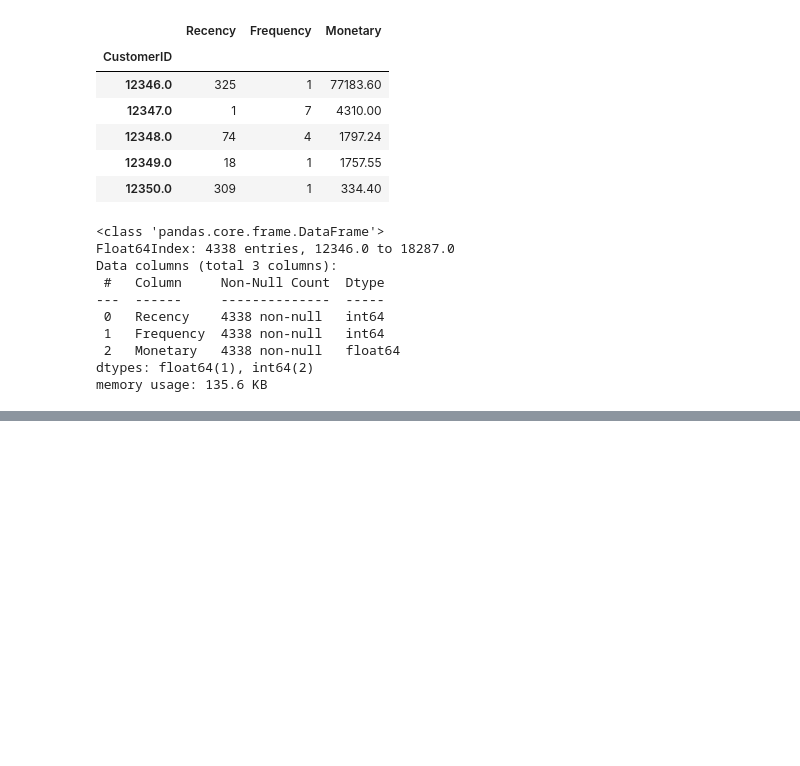
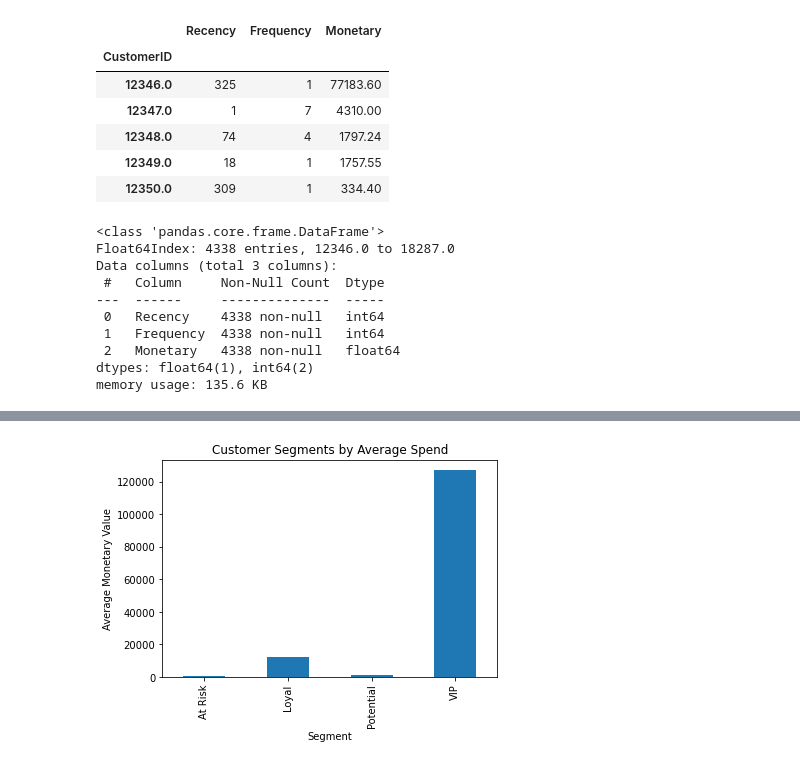
Before and after one commit to hellenmureithi/Customer-Segmentation-RFM-Analysis, a Jupyter notebook: index.ipynb, the cells around one changed output, grey strips where cells are left out. Cells and saved outputs as stored; diff of their text form; code cells hidden in the pictures; blank space fills up the shorter version.

```diff
--- a/index.ipynb
+++ b/index.ipynb
@@ -307,0 +453,9 @@ memory usage: 135.6 KB
+# %%
+rfm.groupby('Segment')['Monetary'].mean().plot(kind='bar')
+
+plt.title('Customer Segments by Average Spend')
+plt.ylabel('Average Monetary Value')
+plt.xlabel('Segment')
+plt.show()
+# %% [output]
+[figure, added]
```
Also changed, not shown: parts of 20 cells of this notebook.
